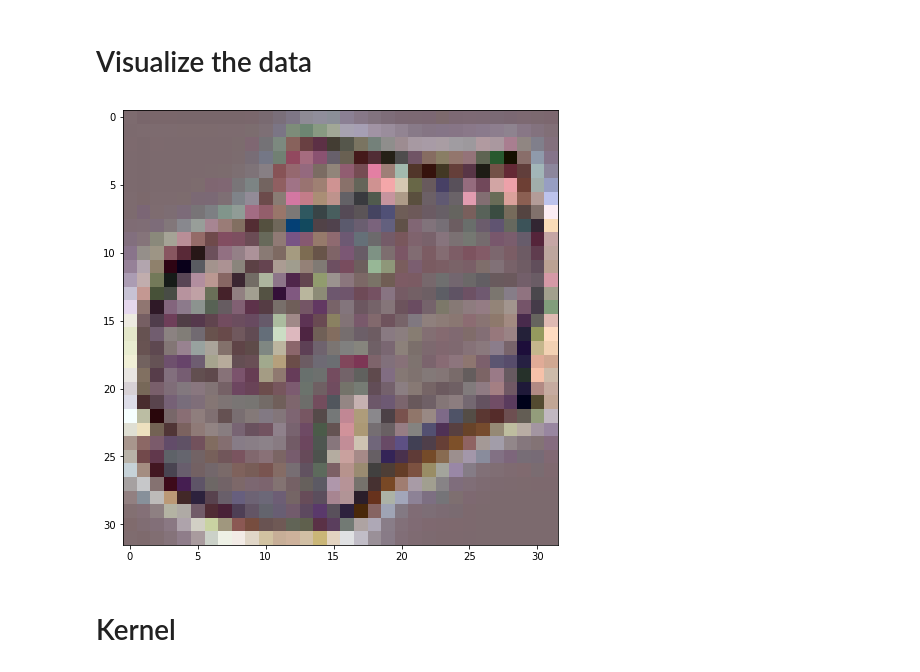
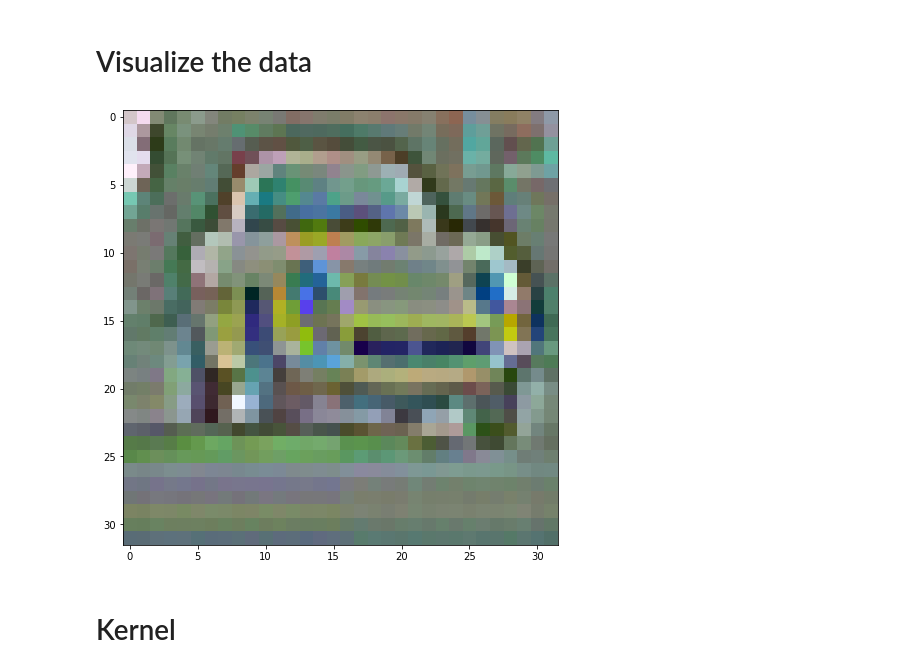
Before and after one commit to rafaelbrutti/MVA, a Jupyter notebook: Kernel Methods/Kaggle/notebook.ipynb, the cells around one changed output. Saved outputs shown, nothing was run; the diff lists cells and outputs as text; code cells hidden in the pictures.

```diff
--- a/Kernel Methods/Kaggle/notebook.ipynb
+++ b/Kernel Methods/Kaggle/notebook.ipynb
@@ -110,15 +108,15 @@ X_train, X_val, y_train, y_val = train_test_split(X_train, Y_train, test_size=0.
 # %% [markdown]
 # Visualize the data
 # %%
-newdata = reconstructImage(X_train)
+newdata_train = reconstructImage(X_train)
 newdata_val = reconstructImage(X_val)
 newdata_test = reconstructImage(X_test)
 
 plt.figure(figsize=(8,8))
-plt.imshow(newdata[1])
+plt.imshow(newdata_train[0])
 plt.show()
 # %% [output]
-[figure, old version]
+[figure, new version]
 # %% [markdown]
 # Kernel
 # %%
```
Also changed, not shown: parts of 11 cells of this notebook.
